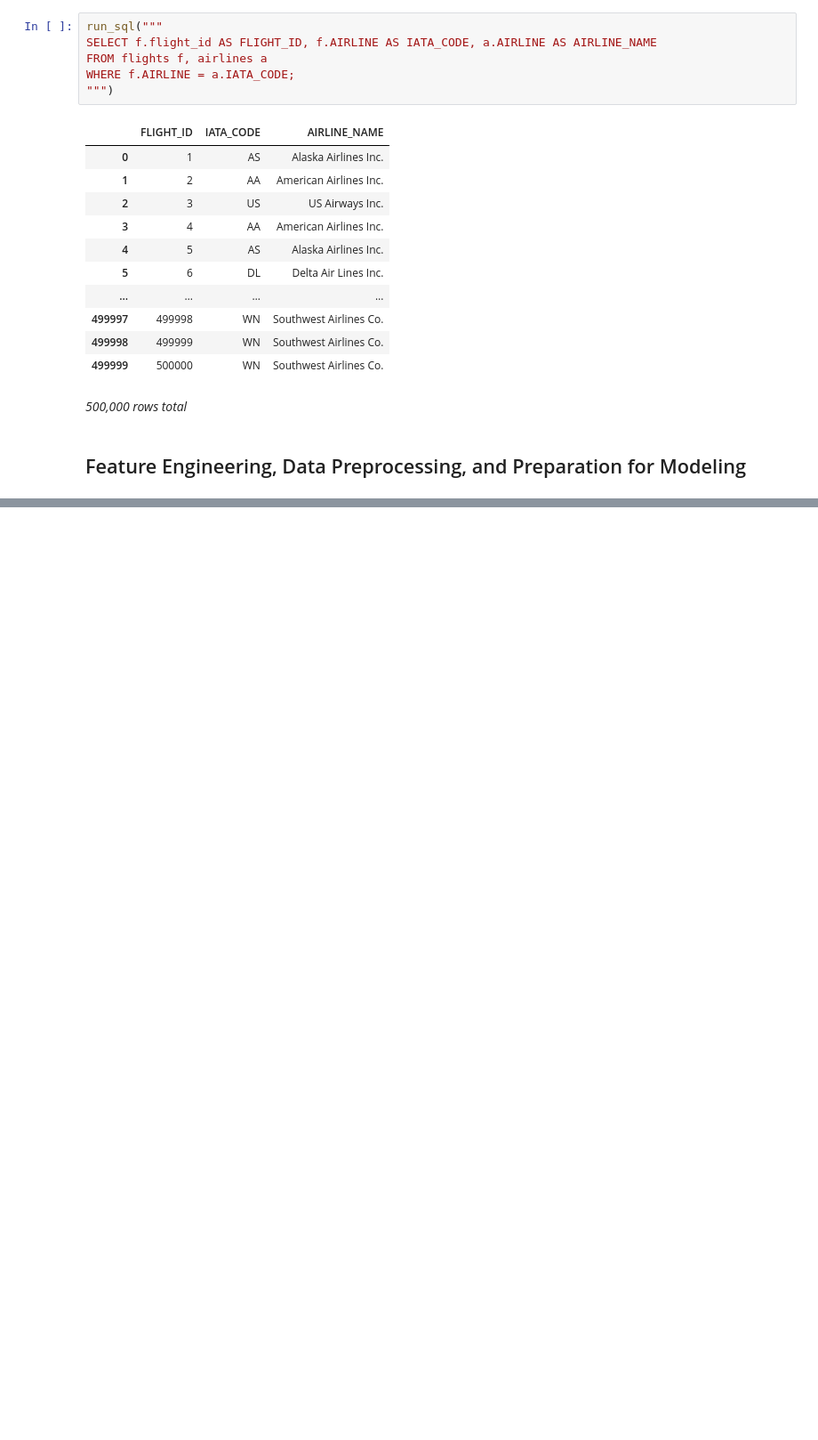
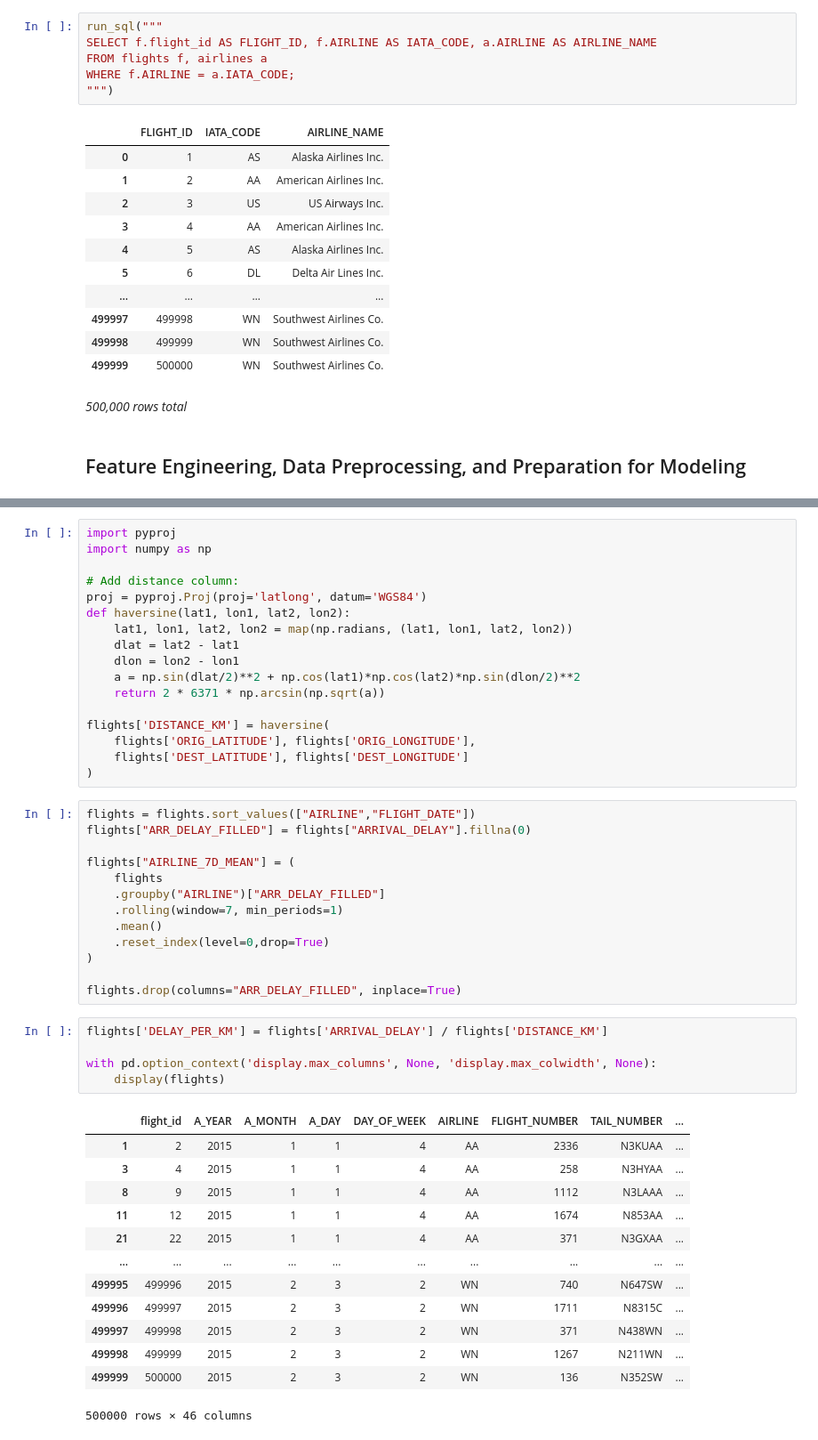
Before and after one commit to Amir-rfz/Data-Science-Course-Projects-S2025, a Jupyter notebook: Final_project/Phase2/Phase2.ipynb, the cells around one changed output, grey strips where cells are left out. Shown at 89% size. Drawn from its saved outputs; the diff is of its cells as text; blank space fills up the shorter version.

```diff
--- a/Final_project/Phase2/Phase2.ipynb
+++ b/Final_project/Phase2/Phase2.ipynb
@@ -361,0 +448,49 @@ airlines_df = pd.read_sql_query("SELECT * FROM airlines", con)
+# %%
+import pyproj
+import numpy as np
+
+# Add distance column:
+proj = pyproj.Proj(proj='latlong', datum='WGS84')
+def haversine(lat1, lon1, lat2, lon2):
+    lat1, lon1, lat2, lon2 = map(np.radians, (lat1, lon1, lat2, lon2))
+    dlat = lat2 - lat1
+    dlon = lon2 - lon1
+    a = np.sin(dlat/2)**2 + np.cos(lat1)*np.cos(lat2)*np.sin(dlon/2)**2
+    return 2 * 6371 * np.arcsin(np.sqrt(a))
+
+flights['DISTANCE_KM'] = haversine(
+    flights['ORIG_LATITUDE'], flights['ORIG_LONGITUDE'],
+    flights['DEST_LATITUDE'], flights['DEST_LONGITUDE']
+)
+# %%
+flights = flights.sort_values(["AIRLINE","FLIGHT_DATE"])
+flights["ARR_DELAY_FILLED"] = flights["ARRIVAL_DELAY"].fillna(0)
+
+flights["AIRLINE_7D_MEAN"] = (
+    flights
+    .groupby("AIRLINE")["ARR_DELAY_FILLED"]
+    .rolling(window=7, min_periods=1)
+    .mean()
+    .reset_index(level=0,drop=True)
+)
+
+flights.drop(columns="ARR_DELAY_FILLED", inplace=True)
+# %%
+flights['DELAY_PER_KM'] = flights['ARRIVAL_DELAY'] / flights['DISTANCE_KM']
+
+with pd.option_context('display.max_columns', None, 'display.max_colwidth', None):
+    display(flights)
+# %% [output]
+|  | flight_id | A_YEAR | A_MONTH | A_DAY | DAY_OF_WEEK | AIRLINE | FLIGHT_NUMBER | TAIL_NUMBER | ... |
+| 1 | 2 | 2015 | 1 | 1 | 4 | AA | 2336 | N3KUAA | ... |
+| 3 | 4 | 2015 | 1 | 1 | 4 | AA | 258 | N3HYAA | ... |
+| 8 | 9 | 2015 | 1 | 1 | 4 | AA | 1112 | N3LAAA | ... |
+| 11 | 12 | 2015 | 1 | 1 | 4 | AA | 1674 | N853AA | ... |
+| 21 | 22 | 2015 | 1 | 1 | 4 | AA | 371 | N3GXAA | ... |
+| ... | ... | ... | ... | ... | ... | ... | ... | ... | ... |
+| 499995 | 499996 | 2015 | 2 | 3 | 2 | WN | 740 | N647SW | ... |
+| 499996 | 499997 | 2015 | 2 | 3 | 2 | WN | 1711 | N8315C | ... |
+| 499997 | 499998 | 2015 | 2 | 3 | 2 | WN | 371 | N438WN | ... |
+| 499998 | 499999 | 2015 | 2 | 3 | 2 | WN | 1267 | N211WN | ... |
+| 499999 | 500000 | 2015 | 2 | 3 | 2 | WN | 136 | N352SW | ... |
+500000 rows × 46 columns
```
Also changed, not shown: parts of 11 cells of this notebook, 2 other files.
